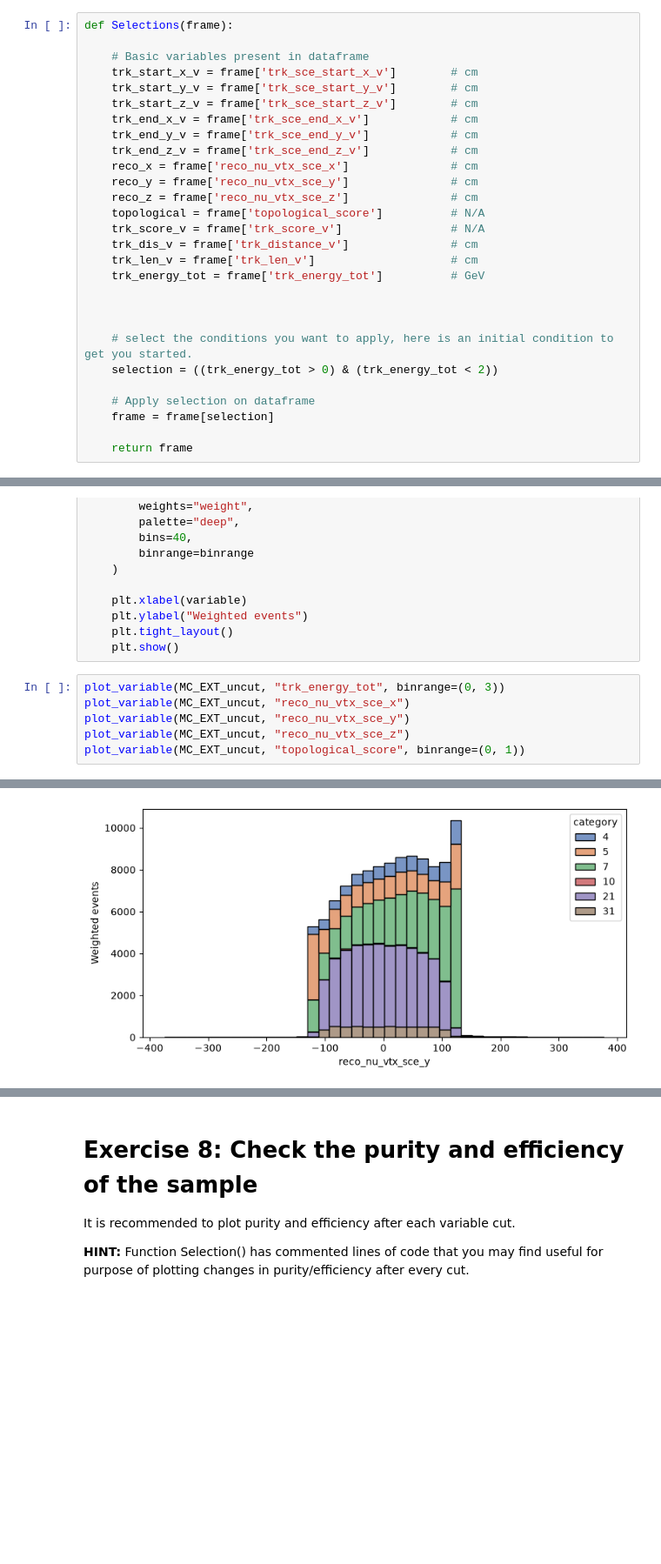
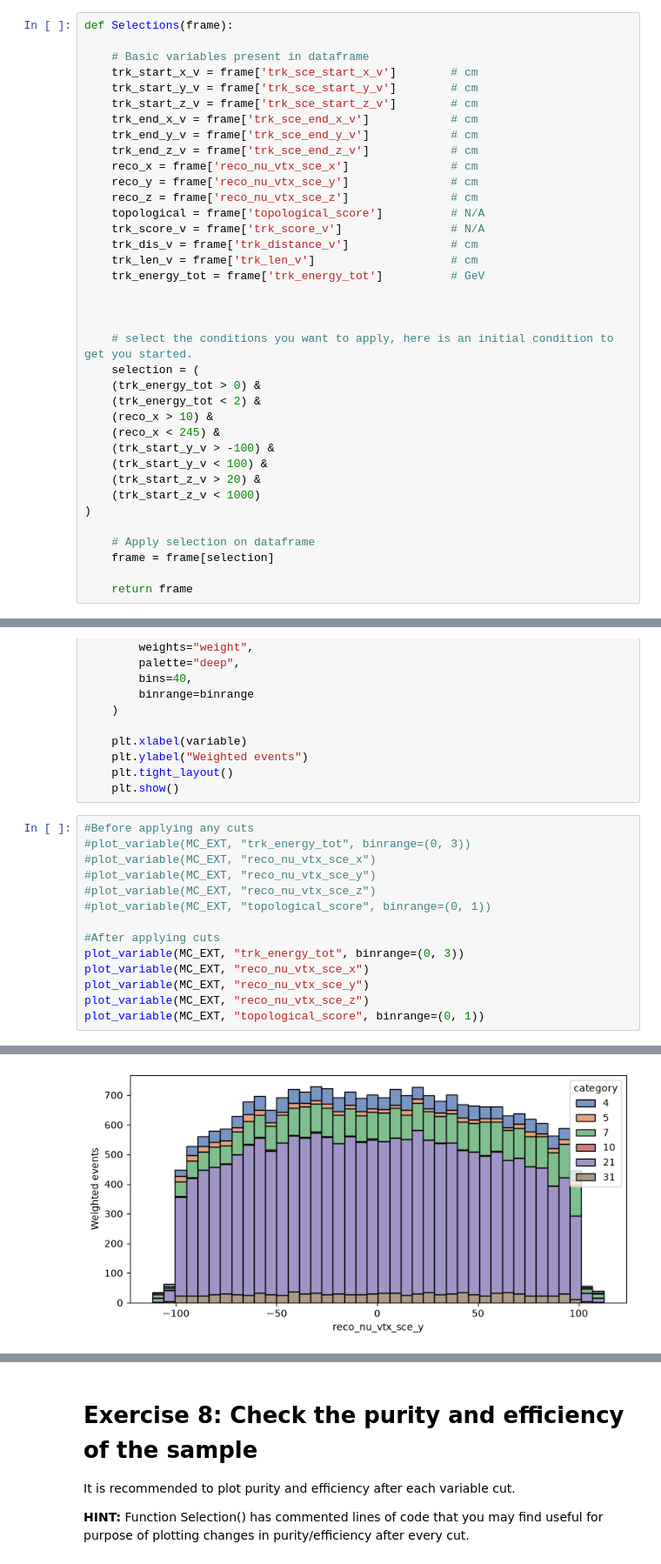
Before and after one commit to CanonicaliTY/uboone_lab_student_copy, a Jupyter notebook: MainAnalysis_template.ipynb, the cells around one changed output, grey strips where cells are left out. Shown at 87% size. Cells and saved outputs as stored; diff of their text form; blank space fills up the shorter version.

Commit message:
3rd lab day - ex7&ex8 afternoon

```diff
--- a/MainAnalysis_template.ipynb
+++ b/MainAnalysis_template.ipynb
@@ -438,7 +438,16 @@ def Selections(frame):
 
 
     # select the conditions you want to apply, here is an initial condition to get you started.
-    selection = ((trk_energy_tot > 0) & (trk_energy_tot < 2))
+    selection = (
+    (trk_energy_tot > 0) &
+    (trk_energy_tot < 2) &
+    (reco_x > 10) &
+    (reco_x < 245) &
+    (trk_start_y_v > -100) &
+    (trk_start_y_v < 100) &
+    (trk_start_z_v > 20) &
+    (trk_start_z_v < 1000)
+)
 
     # Apply selection on dataframe
     frame = frame[selection]
@@ -482,9 +491,17 @@ def plot_variable(frame, variable, binrange=None):
     plt.tight_layout()
     plt.show()
 # %%
-plot_variable(MC_EXT_uncut, "trk_energy_tot", binrange=(0, 3))
-plot_variable(MC_EXT_uncut, "reco_nu_vtx_sce_x")
-plot_variable(MC_EXT_uncut, "reco_nu_vtx_sce_y")
-plot_variable(MC_EXT_uncut, "reco_nu_vtx_sce_z")
-plot_variable(MC_EXT_uncut, "topological_score", binrange=(0, 1))
+#Before applying any cuts
+#plot_variable(MC_EXT, "trk_energy_tot", binrange=(0, 3))
+#plot_variable(MC_EXT, "reco_nu_vtx_sce_x")
+#plot_variable(MC_EXT, "reco_nu_vtx_sce_y")
+#plot_variable(MC_EXT, "reco_nu_vtx_sce_z")
+#plot_variable(MC_EXT, "topological_score", binrange=(0, 1))
+
+#After applying cuts
+plot_variable(MC_EXT, "trk_energy_tot", binrange=(0, 3))
+plot_variable(MC_EXT, "reco_nu_vtx_sce_x")
+plot_variable(MC_EXT, "reco_nu_vtx_sce_y")
+plot_variable(MC_EXT, "reco_nu_vtx_sce_z")
+plot_variable(MC_EXT, "topological_score", binrange=(0, 1))
 # %% [output]
@@ -493 +510 @@ plot_variable(MC_EXT_uncut, "topological_score", binrange=(0, 1))
-[figure, old version]
+[figure, new version]
```
Also changed, not shown: parts of 3 cells of this notebook.
